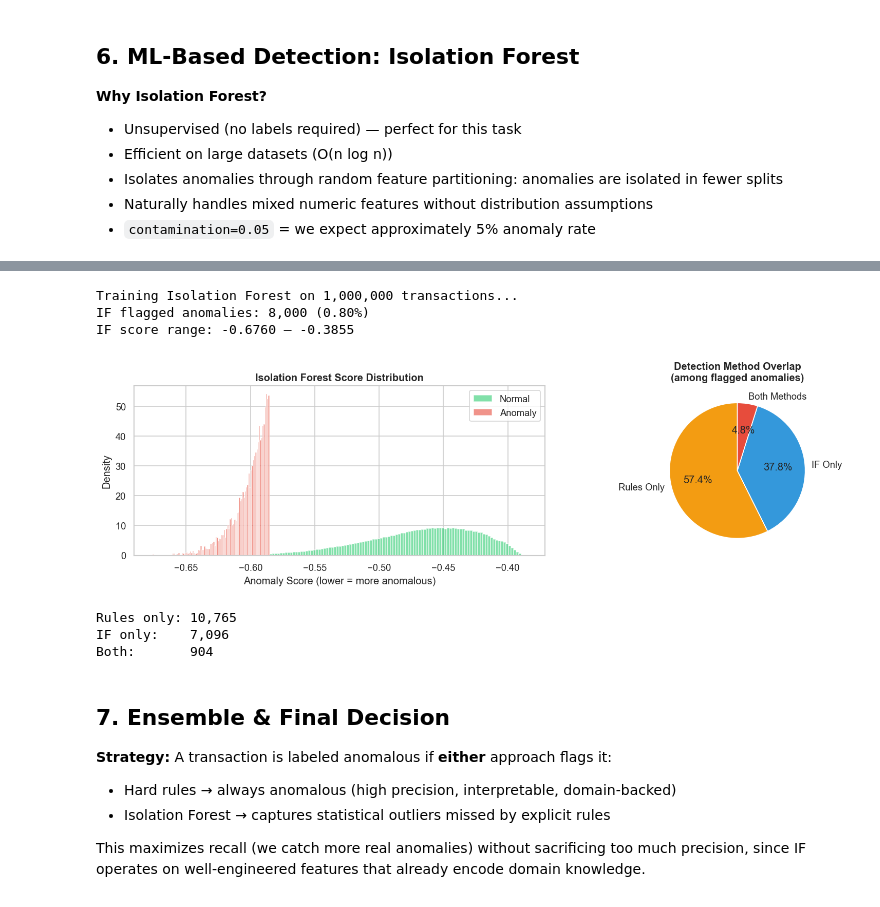
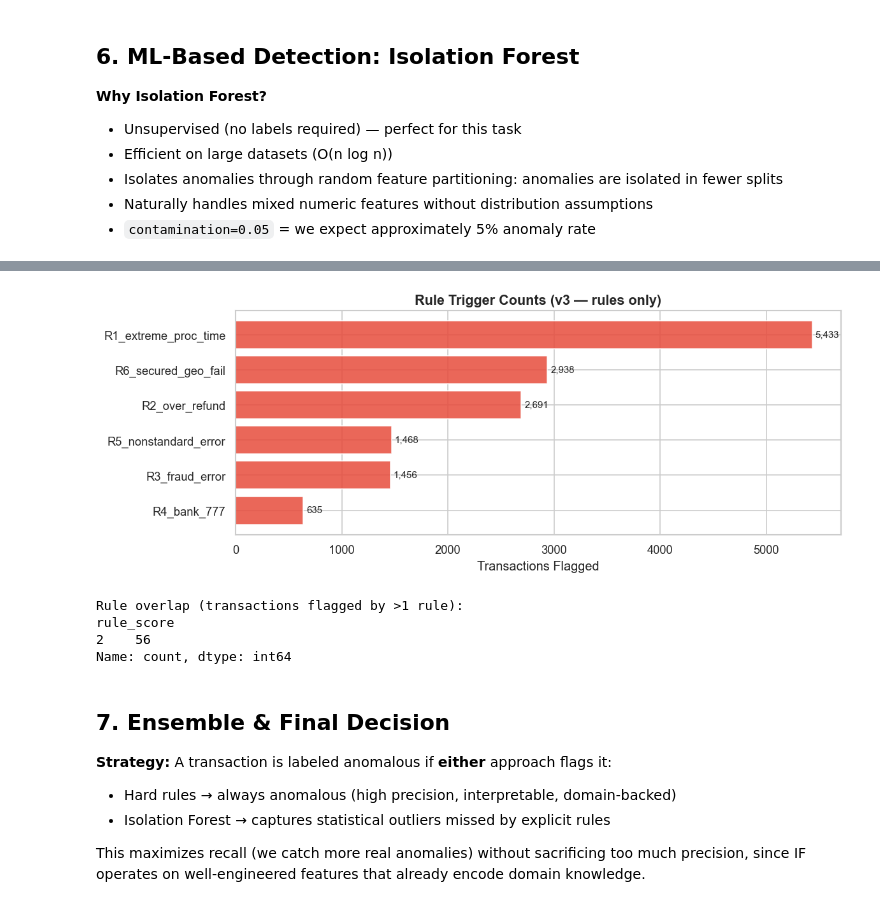
Before and after one commit to DenkoProg/labs, a Jupyter notebook: projects/int20h-2026-hackathon/kaggle.ipynb, the cells around one changed output, grey strips where cells are left out. Drawn from its saved outputs; the diff is of its cells as text; code cells hidden in the pictures.

Commit message:
hackathon: 0.27898 best score

```diff
--- a/projects/int20h-2026-hackathon/kaggle.ipynb
+++ b/projects/int20h-2026-hackathon/kaggle.ipynb
@@ -601,6 +599,11 @@ rules = {
     'R3_fraud_error':        df['is_fraud_error'] == 1,
     'R4_bank_777':           df['is_bank_777'] == 1,
     'R5_nonstandard_error':  df['is_error_001'] == 1,
+    'R6_secured_geo_fail':   (
+        (df['is_secured_num'] == 1) &
+        (df['is_geo_mismatch'] == 1) &
+        (df['is_failed'] == 1)
+    ),
 }
 
 for name, mask in rules.items():
@@ -615,7 +618,6 @@ for name in rule_names:
     count = df[name].sum()
     print(f'  {name}: {count:,} ({count/len(df):.2%})')
 print(f'\nTotal rule-flagged anomalies: {df["rule_anomaly"].sum():,} ({df["rule_anomaly"].mean():.2%})')
-print(f'(Previously: 198,888 — 19.89%)')
 # %% [output]
 === Rule Trigger Counts ===
   R1_extreme_proc_time: 5,433 (0.54%)
@@ -694,61 +678,33 @@ Feature matrix shape: (1000000, 20)
 # %%
-print('Training Isolation Forest on 1,000,000 transactions...')
-
-iso_forest = IsolationForest(
-    n_estimators=300,
-    contamination=0.008,   # very conservative: ~8,000 additional anomalies as safety net
-    max_samples='auto',    # was 0.05 (50,000 flagged) in v1 — reduced 6x
-    random_state=RANDOM_STATE,
-    n_jobs=-1
-)
-
-iso_forest.fit(X_scaled)
-
-df['if_pred'] = iso_forest.predict(X_scaled)      # -1 = anomaly, 1 = normal
-df['if_score'] = iso_forest.score_samples(X_scaled)  # lower = more anomalous
-df['if_anomaly'] = (df['if_pred'] == -1).astype(int)
-
-print(f'IF flagged anomalies: {df["if_anomaly"].sum():,} ({df["if_anomaly"].mean():.2%})')
-print(f'IF score range: {df["if_score"].min():.4f} – {df["if_score"].max():.4f}')
+# Isolation Forest removed in v3 — see markdown cell above
+# df['if_anomaly'] stub: all 0 (no IF predictions)
+df['if_anomaly'] = 0
-# %% [output]
-Training Isolation Forest on 1,000,000 transactions...
-IF flagged anomalies: 8,000 (0.80%)
-IF score range: -0.6760 – -0.3855
 # %%
-fig, axes = plt.subplots(1, 2, figsize=(14, 4))
+# Rule contribution breakdown (replaces IF overlap pie chart)
+fig, ax = plt.subplots(figsize=(10, 4))
 
-normal_scores = df[df['if_anomaly'] == 0]['if_score']
-anomaly_scores = df[df['if_anomaly'] == 1]['if_score']
+rule_counts = {name: int(df[name].sum()) for name in rule_names}
+sorted_rules = sorted(rule_counts.items(), key=lambda x: x[1])
+labels_r = [r[0] for r in sorted_rules]
+values_r = [r[1] for r in sorted_rules]
 
-axes[0].hist(normal_scores, bins=100, alpha=0.6, color='#2ecc71', label='Normal', density=True)
-axes[0].hist(anomaly_scores, bins=100, alpha=0.6, color='#e74c3c', label='Anomaly', density=True)
-axes[0].set_title('Isolation Forest Score Distribution', fontsize=12, fontweight='bold')
-axes[0].set_xlabel('Anomaly Score (lower = more anomalous)')
-axes[0].set_ylabel('Density')
-axes[0].legend()
-
-# Detection method overlap
-both = ((df['rule_anomaly'] == 1) & (df['if_anomaly'] == 1)).sum()
-rules_only = ((df['rule_anomaly'] == 1) & (df['if_anomaly'] == 0)).sum()
-if_only = ((df['rule_anomaly'] == 0) & (df['if_anomaly'] == 1)).sum()
-
-labels = ['Rules Only', 'IF Only', 'Both Methods']
-sizes = [rules_only, if_only, both]
-colors = ['#f39c12', '#3498db', '#e74c3c']
-axes[1].pie(sizes, labels=labels, colors=colors, autopct='%1.1f%%', startangle=90)
-axes[1].set_title('Detection Method Overlap\n(among flagged anomalies)', fontsize=12, fontweight='bold')
-
+bars = ax.barh(labels_r, values_r, color='#e74c3c', alpha=0.85)
+ax.set_title('Rule Trigger Counts (v3 — rules only)', fontsize=13, fontweight='bold')
+ax.set_xlabel('Transactions Flagged')
+for bar, val in zip(bars, values_r):
+    ax.text(bar.get_width() + 30, bar.get_y() + bar.get_height()/2,
+            f'{val:,}', va='center', fontsize=9)
 plt.tight_layout()
 plt.show()
 
-print(f'Rules only: {rules_only:,}')
-print(f'IF only:    {if_only:,}')
-print(f'Both:       {both:,}')
+print('Rule overlap (transactions flagged by >1 rule):')
+print(df[df['rule_score'] > 1]['rule_score'].value_counts().sort_index())
 # %% [output]
-[figure, old version]
+[figure, new version]
-Rules only: 10,765
-IF only:    7,096
-Both:       904
+Rule overlap (transactions flagged by >1 rule):
+rule_score
+2    56
+Name: count, dtype: int64
 # %% [markdown]
 ## 7. Ensemble & Final Decision <a id='7-ensemble'></a>
 
```
Also changed, not shown: parts of 14 cells of this notebook, 1 other file.
